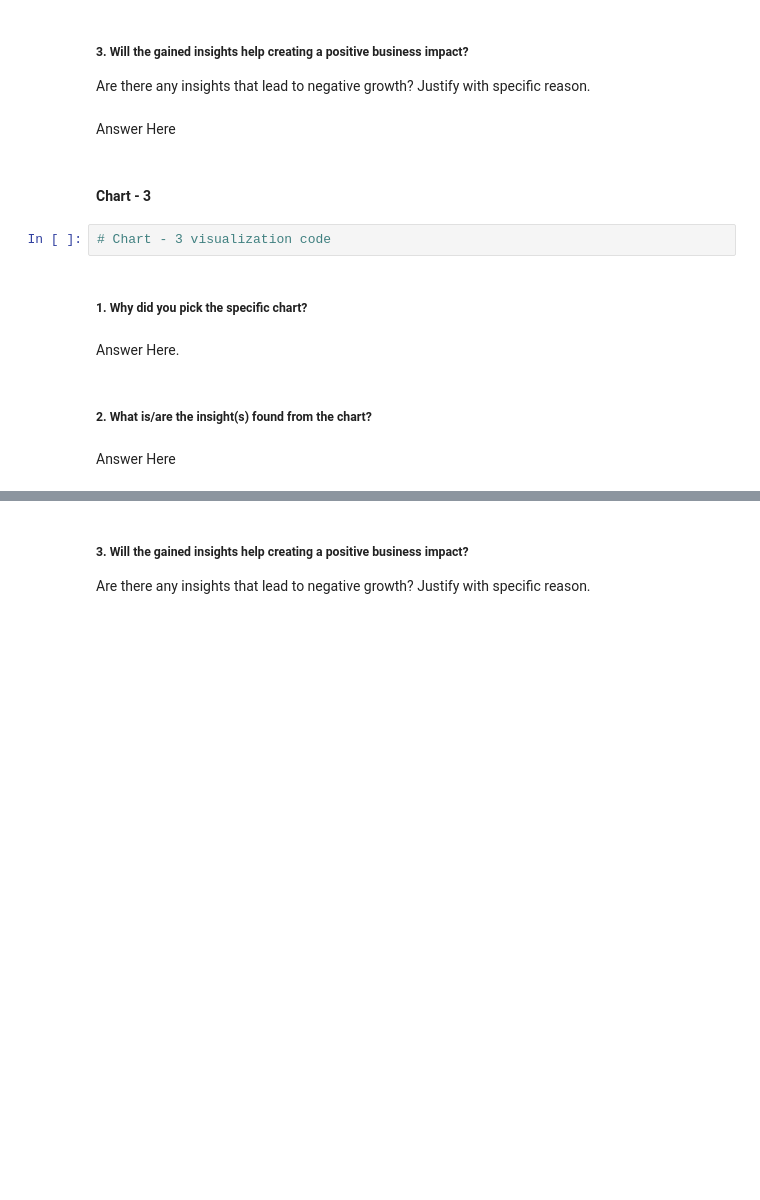
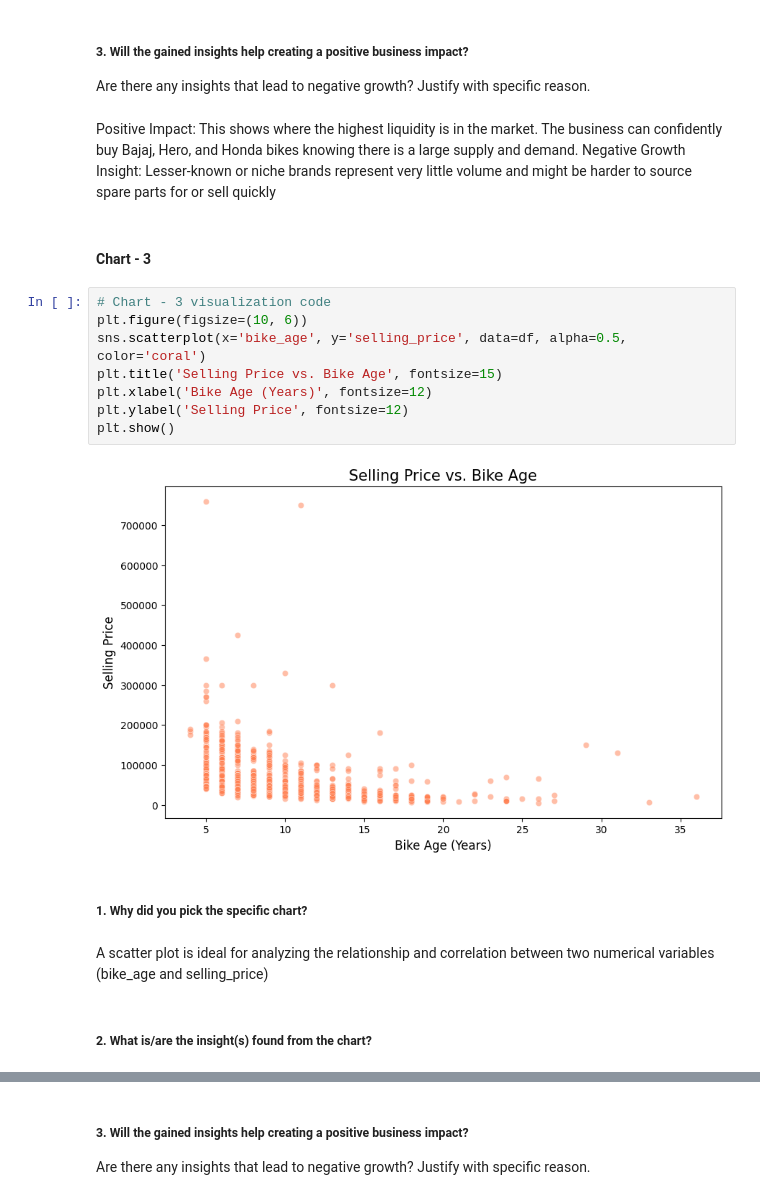
Before and after one commit to VishalChauhan85/Motorcycle-Dataset---ML, a Jupyter notebook: Motorcycle_Dataset_ML.ipynb, the cells around one changed output, grey strips where cells are left out. Saved outputs shown, nothing was run; the diff lists cells and outputs as text; blank space fills up the shorter version.

```diff
--- a/Motorcycle_Dataset_ML.ipynb
+++ b/Motorcycle_Dataset_ML.ipynb
@@ -309,17 +328,23 @@ Answer Here
 # %% [markdown]
 ##### 3. Will the gained insights help creating a positive business impact?
 Are there any insights that lead to negative growth? Justify with specific reason.
-# %% [markdown]
-Answer Here
+# %% [markdown]
+Positive Impact: This shows where the highest liquidity is in the market. The business can confidently buy Bajaj, Hero, and Honda bikes knowing there is a large supply and demand. Negative Growth Insight: Lesser-known or niche brands represent very little volume and might be harder to source spare parts for or sell quickly
 # %% [markdown]
 #### Chart - 3
-# %%
-# Chart - 3 visualization code
+# %%
+# Chart - 3 visualization code
+plt.figure(figsize=(10, 6))
+sns.scatterplot(x='bike_age', y='selling_price', data=df, alpha=0.5, color='coral')
+plt.title('Selling Price vs. Bike Age', fontsize=15)
+plt.xlabel('Bike Age (Years)', fontsize=12)
+plt.ylabel('Selling Price', fontsize=12)
+plt.show()
+# %% [output]
+[figure, added]
 # %% [markdown]
 ##### 1. Why did you pick the specific chart?
-# %% [markdown]
-Answer Here.
+# %% [markdown]
+A scatter plot is ideal for analyzing the relationship and correlation between two numerical variables (bike_age and selling_price)
 # %% [markdown]
 ##### 2. What is/are the insight(s) found from the chart?
-# %% [markdown]
-Answer Here
```
Also changed, not shown: parts of 35 cells of this notebook.
